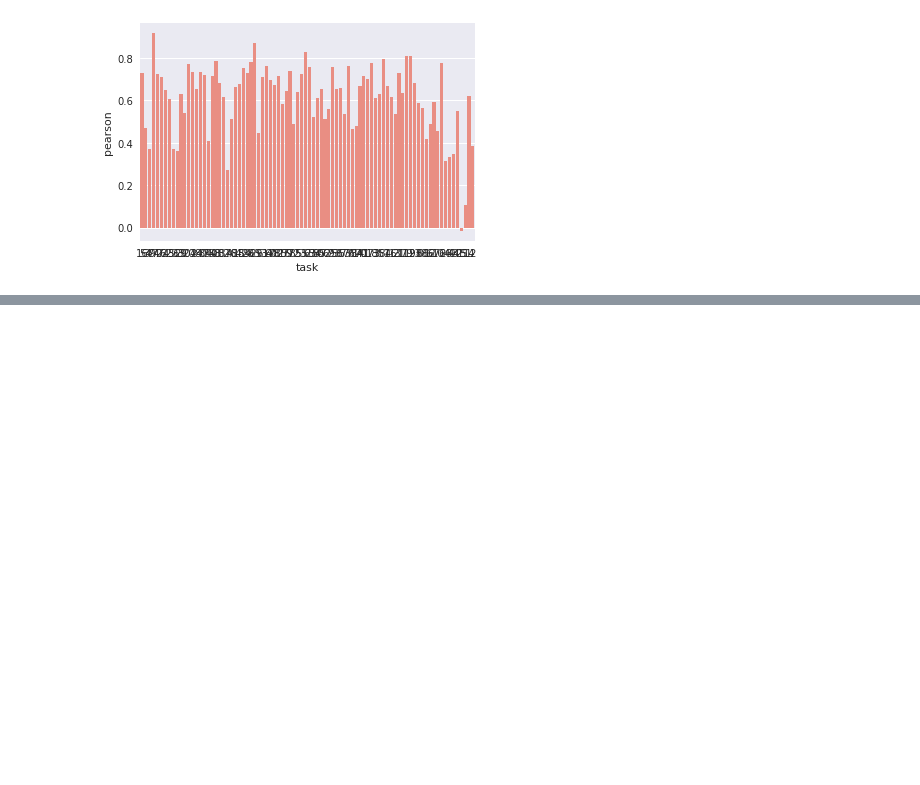
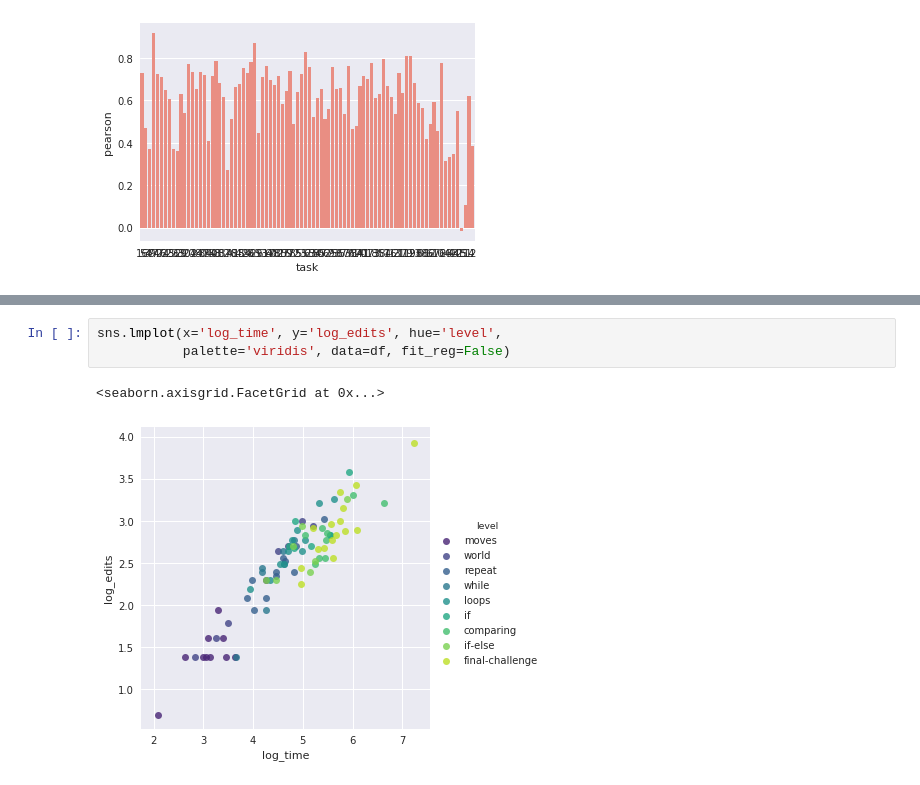
Before and after one commit to effa/flocs-thesis, a Jupyter notebook: analysis/performance-times-vs-clicks.ipynb, the cells around one changed output, grey strips where cells are left out. Saved outputs shown, nothing was run; the diff lists cells and outputs as text; blank space fills up the shorter version.

```diff
--- a/analysis/performance-times-vs-clicks.ipynb
+++ b/analysis/performance-times-vs-clicks.ipynb
@@ -148,0 +180,6 @@ sns.barplot(x='task', y='pearson', data=df, color="salmon", order=df.task)
+# %%
+sns.lmplot(x='log_time', y='log_edits', hue='level',
+           palette='viridis', data=df, fit_reg=False)
+# %% [output]
+<seaborn.axisgrid.FacetGrid at 0x...>
+[figure, added]
```
Also changed, not shown: parts of 10 cells of this notebook, 4 other files.
